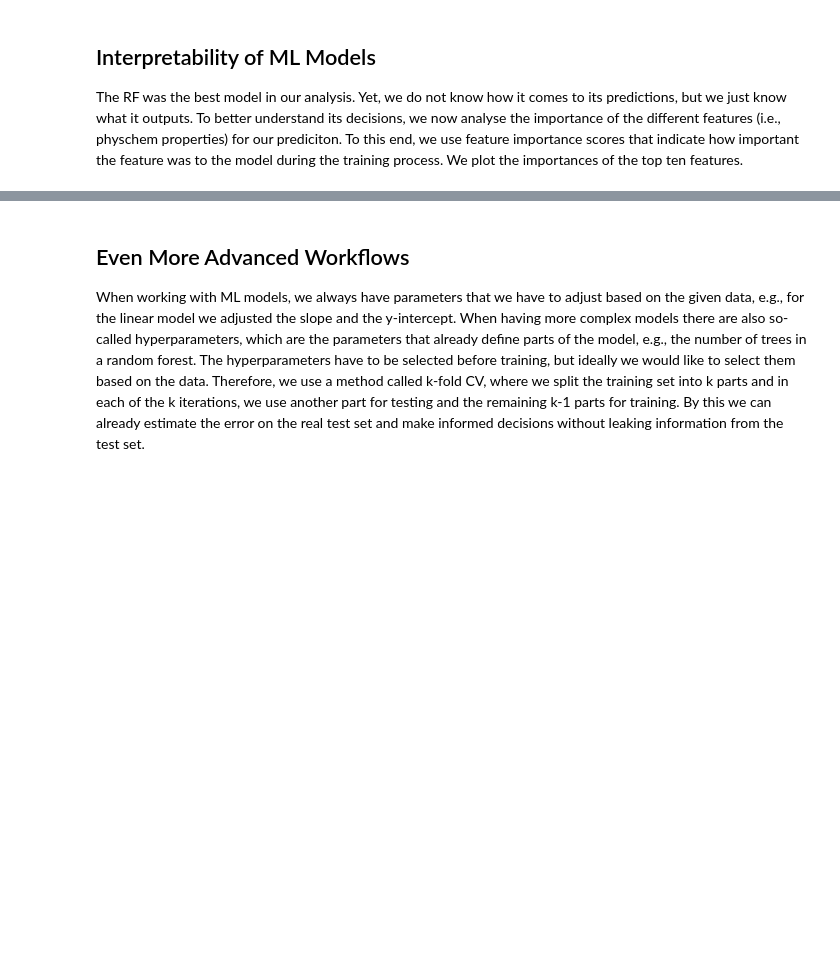
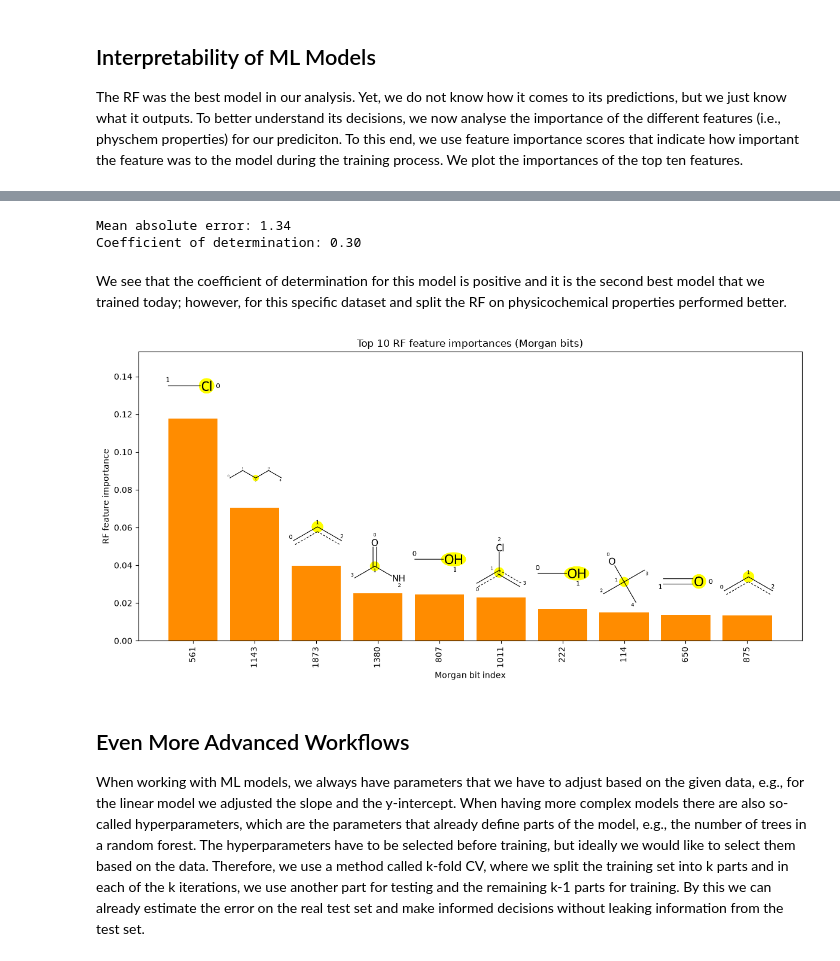
Before and after one commit to volkamerlab/ai_in_chemistry_workshop_2026, a Jupyter notebook: notebooks/1_intro_supervised_ML.ipynb, the cells around one changed output, grey strips where cells are left out. Drawn from its saved outputs; the diff is of its cells as text; code cells hidden in the pictures; blank space fills up the shorter version.

Commit message:
added morgan fingerprint analysis

```diff
--- a/notebooks/1_intro_supervised_ML.ipynb
+++ b/notebooks/1_intro_supervised_ML.ipynb
@@ -299,0 +430,14 @@ plt.show()
+# %%
+X_train = fp_df.loc[train_samples, :]
+X_test = fp_df.loc[test_samples, :]
+# %%
+rf = RandomForestRegressor(random_state=42, n_estimators=500, n_jobs=-1)
+rf.fit(X_train, y_train)
+y_pred = rf.predict(X_test)
+print(f"Mean absolute error: {mean_absolute_error(y_test, y_pred):.2f}")
+print(f"Coefficient of determination: {r2_score(y_test, y_pred):.2f}")
+# %% [output]
+Mean absolute error: 1.34
+Coefficient of determination: 0.30
+# %% [markdown]
+We see that the coefficient of determination for this model is positive and it is the second best model that we trained today; however, for this specific dataset and split the RF on physicochemical properties performed better.
@@ -300,3 +479,66 @@ plt.show()
+# %%
+def plot_top_rf_bits_with_substructures(importances, bit_idx, mols, bitinfos, k=10):
+    order = np.argsort(importances)[::-1]
+    top_idx = order[:k]
+    top_bits = bit_idx[top_idx]
+    top_imps = importances[top_idx]
+
+    fig, ax = plt.subplots(figsize=(12,6))
+    x = range(k)
+    ax.bar(x, top_imps, color="darkorange")
+    ax.set_xticks(x)
+    ax.set_xticklabels(top_bits, rotation=90)
+    ax.set_xlabel("Morgan bit index")
+    ax.set_ylabel("RF feature importance")
+    ax.set_title(f"Top {k} RF feature importances (Morgan bits)")
+
+    ylim_max = (top_imps.max() if len(top_imps) else 0) * 1.3
+    ax.set_ylim(0, ylim_max if ylim_max > 0 else 1)
+
+    # Try to overlay substructure images
+    for i, bit in enumerate(top_bits):
+        placed = False
+        for mol, info in zip(mols, bitinfos):
+            if bit in info:
+                atom_idx, rad = info[bit][0]
+                env = Chem.FindAtomEnvironmentOfRadiusN(mol, rad, atom_idx)
+                if not env:  # fallback if lone atom
+                    env = Chem.FindAtomEnvironmentOfRadiusN(mol, 1, atom_idx)
+
+                atom_map = {}
+                submol = Chem.PathToSubmol(mol, env, atomMap=atom_map)
+
+                if atom_idx in atom_map:  # ✅ only highlight if mapping exists
+                    center_atom_submol = atom_map[atom_idx]
+                    add_mol_image(ax, submol, center_atom=center_atom_submol,
+                                  x=i, y=top_imps[i])
+                    placed = True
+                    break
+        if not placed:
+            print(f"⚠️ Skipping bit {bit} (could not map atom index)")
+
+    plt.tight_layout()
+    plt.show()
+
+
+# --- Usage ---
+importances = rf.feature_importances_
+bit_idx = np.arange(X_train.shape[1])
+mols = smiles_df['molecule'].values
+bitinfos = []
+for mol in mols:
+    info = {}
+    # radius must match your fingerprint generator (e.g. 2 for Morgan radius=2)
+    _ = AllChem.GetMorganFingerprintAsBitVect(
+        mol,
+        radius=2,
+        nBits=X_train.shape[1],
+        bitInfo=info
+    )
+    bitinfos.append(info)
+plot_top_rf_bits_with_substructures(importances, bit_idx, mols, bitinfos, k=10)
+# %% [output]
+[figure, added]
 # %% [markdown]
 ## Even More Advanced Workflows
 
```
Also changed, not shown: parts of 21 cells of this notebook.
